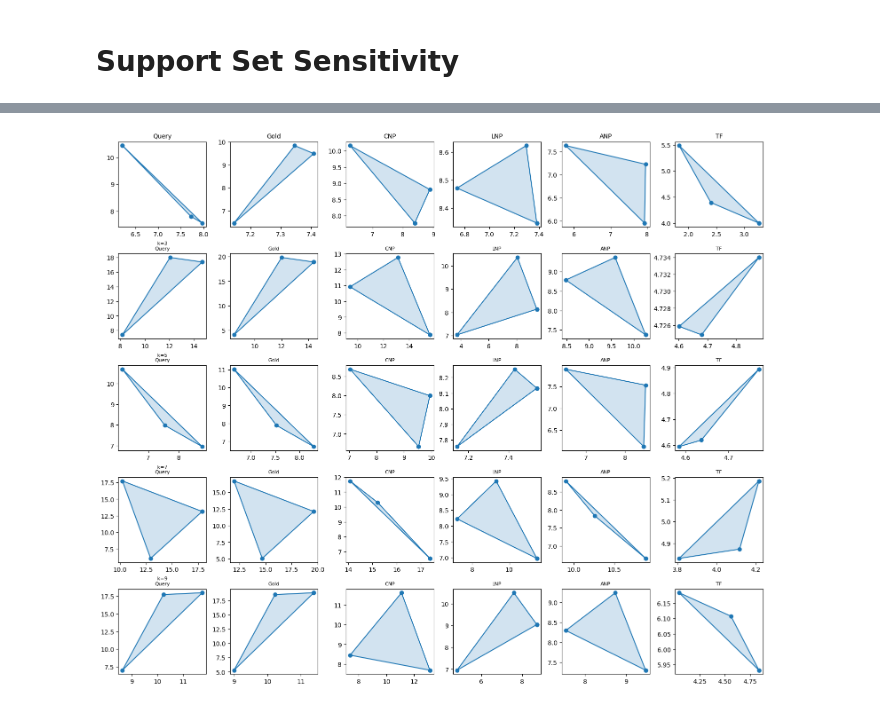
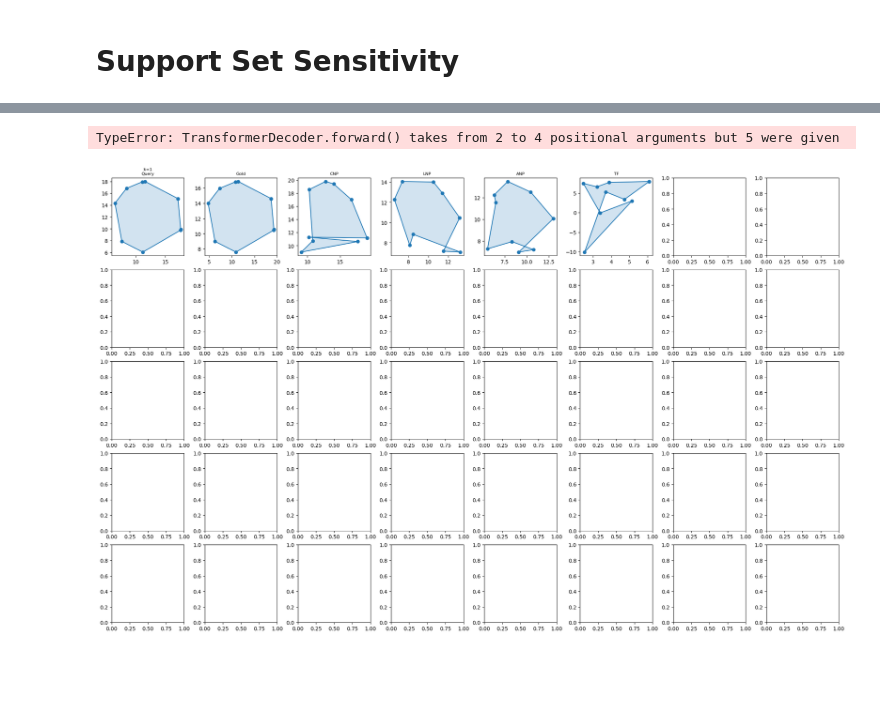
Before and after one commit to Fox4Song/fyp, a Jupyter notebook: notebooks/polygon/transformation_task/transformation_task_eval.ipynb, the cells around one changed output, grey strips where cells are left out. Cells and saved outputs as stored; diff of their text form; code cells hidden in the pictures; blank space fills up the shorter version.

```diff
--- a/notebooks/polygon/transformation_task/transformation_task_eval.ipynb
+++ b/notebooks/polygon/transformation_task/transformation_task_eval.ipynb
@@ -765,8 +972,8 @@ print(f"Saved consolidated results to ../notebooks/polygon/transformation_task/f
 # %% [markdown]
 # Unseen Transformations
 # %%
-sides = range(3, 9)
-context_sizes = list(range(1, 6))
+sides = [3,4,5,8,9,10]
+context_sizes = list(range(1, 5)) # 1-4
 runs_per_size = 10
 tf_max_seq_len = 512
 
@@ -804,6 +1011,8 @@ for trans_cfg in transformation_configs:
             np_model=np_model,
             anp_model=anp_model,
             tf_model=tf_model,
+            tf_large_model=tf_large_model,
+            ttf_model=ttf_model,
             tf_max_seq_len=tf_max_seq_len,
             context_sizes=context_sizes,
             runs_per_size=runs_per_size,
@@ -814,7 +1023,7 @@ for trans_cfg in transformation_configs:
 
         results[s]["masked_mae"], results[s]["masked_mae_std"] = masked_mae, masked_mae_std
 
-        for model_name in ['Baseline', 'CNP','LNP','ANP','TF', 'TTF']:
+        for model_name in ['Baseline', 'CNP','LNP','ANP','TF', 'TFL', 'TTF']:
             for k in context_sizes:
                 m  = results[s]['masked_mae'][model_name][k]["masked_mae"]
                 sd = results[s]['masked_mae_std'][ model_name][k]["masked_mae"]
@@ -828,11 +1037,12 @@ for trans_cfg in transformation_configs:
                 })
 
     model_plotting = [
-        ('Baseline', '-o'),
+        ('Baseline', '--o'),
         ('CNP', '-o'),
         ('LNP',  '-o'),
         ('ANP', '-o'),
         ('TF',  '-o'),
+        ('TFL',  '-o'),
         ('TTF', '-o'),
     ]
 
@@ -844,7 +1054,7 @@ for trans_cfg in transformation_configs:
     )
 
     M = len(model_plotting)
-    total_width = 0.42
+    total_width = 0.49
 
     # per‐method offset = evenly spaced between –total_width/2 and +total_width/2
     offsets = np.linspace(-total_width/2, total_width/2, M)
@@ -1023,8 +1279,8 @@ print(f"Saved consolidated results to ../notebooks/polygon/transformation_task/f
 # %% [markdown]
 # Composite Transformation
 # %%
-sides = range(3, 9)
-context_sizes = list(range(1, 6))
+sides = [3,4,5,8,9,10]
+context_sizes = list(range(1, 5)) # 1-4
 runs_per_size = 10
 tf_max_seq_len = 512
 
@@ -1048,8 +1304,8 @@ for trans_cfg in transformation_configs:
             batch_size=128,
             max_num_context=MAX_CONTEXT_POINTS,
             max_seq_len=x_size,
-            min_num_sides=s,
-            max_num_sides=s,
+            min_num_sides=3,
+            max_num_sides=12,
             testing=True,
         )
 
@@ -1059,6 +1315,8 @@ for trans_cfg in transformation_configs:
             np_model=np_model,
             anp_model=anp_model,
             tf_model=tf_model,
+            ttf_model=ttf_model,
+            tf_large_model=tf_large_model,
             tf_max_seq_len=tf_max_seq_len,
             context_sizes=context_sizes,
             runs_per_size=runs_per_size,
@@ -1069,7 +1327,7 @@ for trans_cfg in transformation_configs:
 
         results[s]["masked_mae"], results[s]["masked_mae_std"] = masked_mae, masked_mae_std
 
-        for model_name in ['Baseline', 'CNP','LNP','ANP','TF', 'TTF']:
+        for model_name in ['Baseline', 'CNP','LNP','ANP','TF', 'TFL', 'TTF']:
             for k in context_sizes:
                 m  = results[s]['masked_mae'][model_name][k]["masked_mae"]
                 sd = results[s]['masked_mae_std'][ model_name][k]["masked_mae"]
@@ -1088,6 +1346,7 @@ for trans_cfg in transformation_configs:
         ('LNP',  '-o'),
         ('ANP', '-o'),
         ('TF',  '-o'),
+        ('TFL',  '-o'),
         ('TTF', '-o'),
     ]
 
@@ -1260,6 +1637,6 @@ print(f"Saved consolidated results to ../notebooks/polygon/transformation_task/f
 # %%
 # list of models in the order you want columns
-models = ['CNP','LNP','ANP','TF']
+models = ['CNP','LNP','ANP','TF', 'TFL', 'TTF']
 ncols = 2 + len(models)   # query + gold + one per model
 
 context_sizes = [1,3,5,7,9]   # or whatever k you care about
@@ -1278,17 +1655,17 @@ for i, k in enumerate(context_sizes):
         batch_size=1,
         max_num_context=context_sizes[-1],
         max_seq_len=x_size,
-        min_num_sides=side_count,
-        max_num_sides=side_count,
+        min_num_sides=3,
+        max_num_sides=12,
         center=(12,12),
         radius=6,
         testing=True,
     )
 
-    ctx_x, ctx_y, tgt_x, tgt_y, _, true_poly, true_transformed_poly, *_ = (
+    ctx_x, ctx_y, tgt_x, tgt_y, _, _, true_poly, true_transformed_poly, *_ = (
         reader.generate_polygon_batch_few_shot_transformation_task(
             num_context=k,
-            transformation_type=None
+            transformation_type='scaling'
         )
     )
 
@@ -1309,7 +1686,8 @@ for i, k in enumerate(context_sizes):
     # 2) get each model’s prediction for this same example
     for j, model_name in enumerate(models):
         model = {'CNP':cnp_model, 'LNP':np_model,
-                 'ANP':anp_model,'TF':tf_model}[model_name]
+                 'ANP':anp_model,'TF':tf_model,
+                 'TFL':tf_large_model, 'TTF':ttf_model}[model_name]
         # your routine to get a single predicted token sequence
         if model_name == 'TF':
             B, C, _ = ctx_x.shape
@@ -1336,32 +1714,33 @@ for i, k in enumerate(context_sizes):
                   if len(generated) > 512:
                       generated = generated[-512:]
                   inp = (
                       torch.tensor(generated, device=device)
                           .unsqueeze(1).unsqueeze(-1)
                   )  # [seq_len, 1, 1]
                   logits = model(inp)    # → same shape
                   nxt = logits[-1, 0, 0].item()
                   generated.append(nxt)
 
               # Extract the newly generated segment
               pred_y = generated[-L_tgt:] # length tgt_y_len
         else:
             p_y_dist, *_ = model(
                 ctx_x, ctx_y, tgt_x, None
             )
             pred_y = p_y_dist.mean.mean(0)[0, -1].tolist()
-        pred_polygon = Polygon.from_tokenised(pred_y[:len(query_tokenised)], query_tokenised[0])
+        pred_polygon = Polygon.from_tokenised(pred_y[:len(query_tokenised)], int(query_tokenised[0] * 12), center=(5,5), radius=3, max_num_sides=12)
         pred_vertices = pred_polygon.vertices
 
         # plot into column 2+j
         ax = axes[i, 2+j]
         plot_polygon_on_ax(ax, pred_vertices, title=model_name)
 
 # label the top of each column
 col_titles = ["Query","Gold"] + models
 for j, t in enumerate(col_titles):
     axes[0, j].set_title(t, fontsize=10)
 
 plt.show()
 # %% [output]
+TypeError: TransformerDecoder.forward() takes from 2 to 4 positional arguments but 5 were given
-[figure, old version]
+[figure, new version]
```
Also changed, not shown: parts of 10 cells of this notebook, 23 other files.
